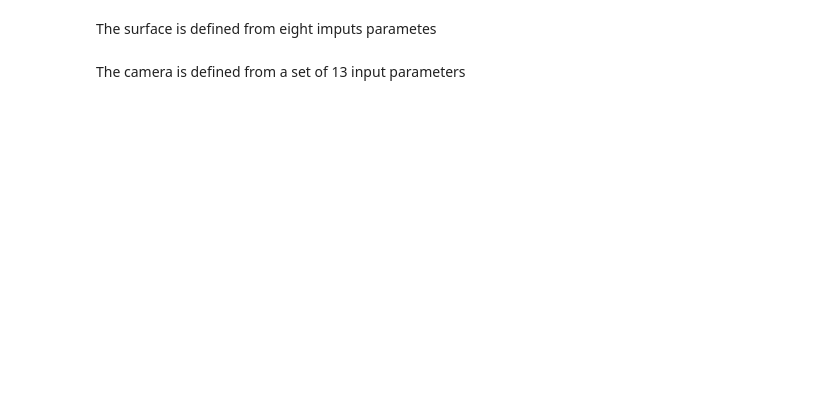
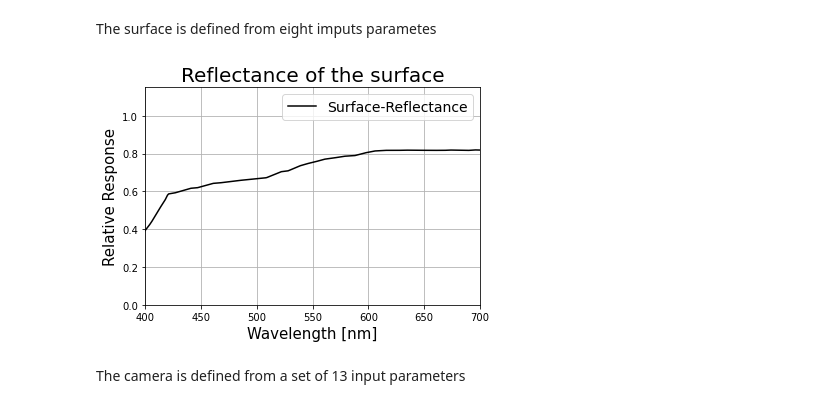
Before and after one commit to jufgutierrezgo/rs-vlc-model, a Jupyter notebook: rs-vlc-simulation.ipynb, the cells around one changed output. Cells and saved outputs as stored; diff of their text form; code cells hidden in the pictures; blank space fills up the shorter version.

```diff
--- a/rs-vlc-simulation.ipynb
+++ b/rs-vlc-simulation.ipynb
@@ -30,16 +34,17 @@ The surface is defined from eight imputs parametes
 # %%
 surface = Surface(
     name="surfacePlaster",
     position=[0, 0, 1],
-    normal=[0, 0, 1],
     reflectance='plaster',
-    vertex1=[0.0, 1.0, 0.0],
-    vertex2=[2.0, 1.0, 0.0],
-    vertex3=[2.0, 1.0, 2.0],
-    vertex4=[0.0, 1.0, 2.0]
+    vertex1=[1.0, 2.0, 0.0],
+    vertex2=[5.0, 2.0, 0.0],
+    vertex3=[5.0, 6.0, 4.0],
+    vertex4=[1.0, 6.0, 4.0]
     )
 surface.plot_reflectance()
 surface._group_vertices()
+# %% [output]
+[figure, added]
 # %% [markdown]
 The camera is defined from a set of 13 input parameters
 # %%
```
Also changed, not shown: parts of 2 cells of this notebook, 3 other files.
